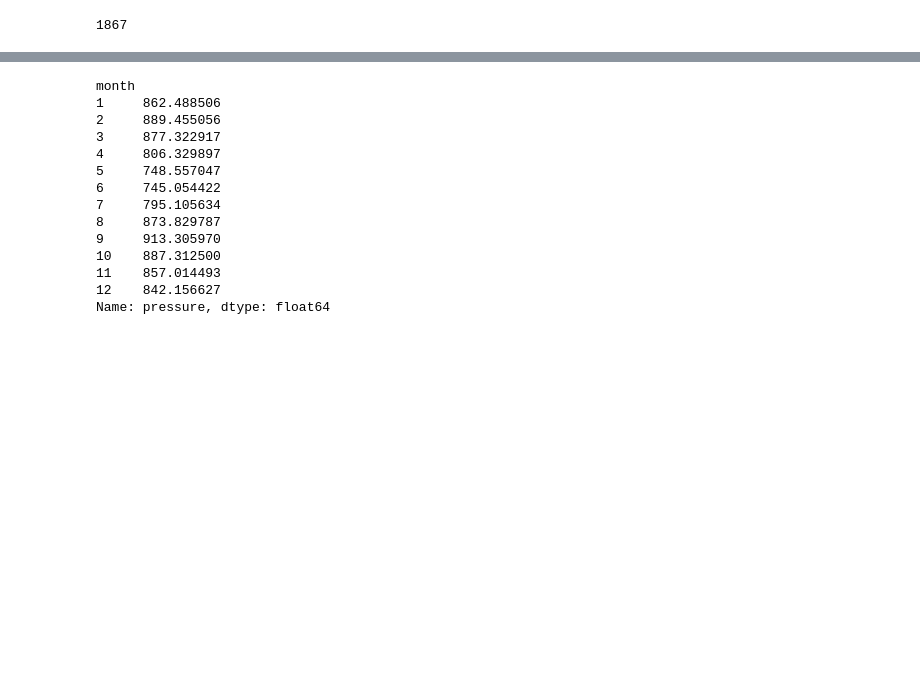
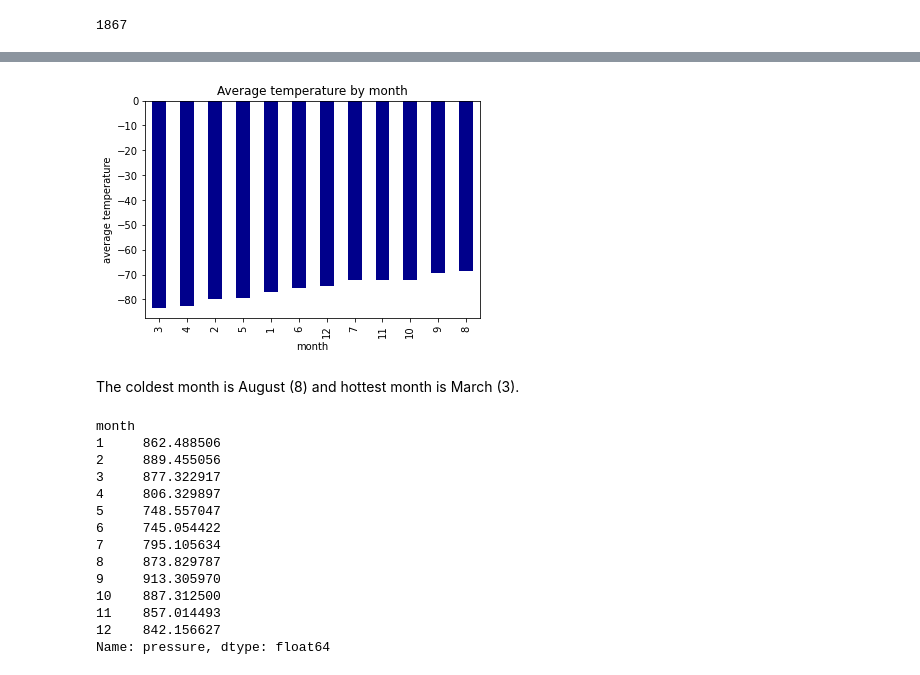
Before and after one commit to kaakabogu/web-scraping, a Jupyter notebook: Starter_Code/part_2_mars_weather.ipynb, the cells around one changed output, grey strips where cells are left out. Saved outputs shown, nothing was run; the diff lists cells and outputs as text; code cells hidden in the pictures; blank space fills up the shorter version.

```diff
--- a/Starter_Code/part_2_mars_weather.ipynb
+++ b/Starter_Code/part_2_mars_weather.ipynb
@@ -274,2 +262,18 @@ Name: min_temp, dtype: float64
+# %%
+# Identify the coldest and hottest months in Curiosity's location
+average_temp.sort_values().plot(kind='bar',color='darkblue')
+# Add labels and title
+plt.xlabel('month')
+plt.ylabel('average temperature')
+plt.title('Average temperature by month')
+
+# save figure
+plt.savefig("sorted_avg_temp.png", dpi =300, bbox_inches='tight')
+# Show plot
+plt.show()
+# %% [output]
+[figure, added]
+# %% [markdown]
+The coldest month is August (8) and hottest month is March (3).
 # %%
 # 4. Average pressure by Martian month
```
Also changed, not shown: parts of 13 cells of this notebook, 4 other files.
